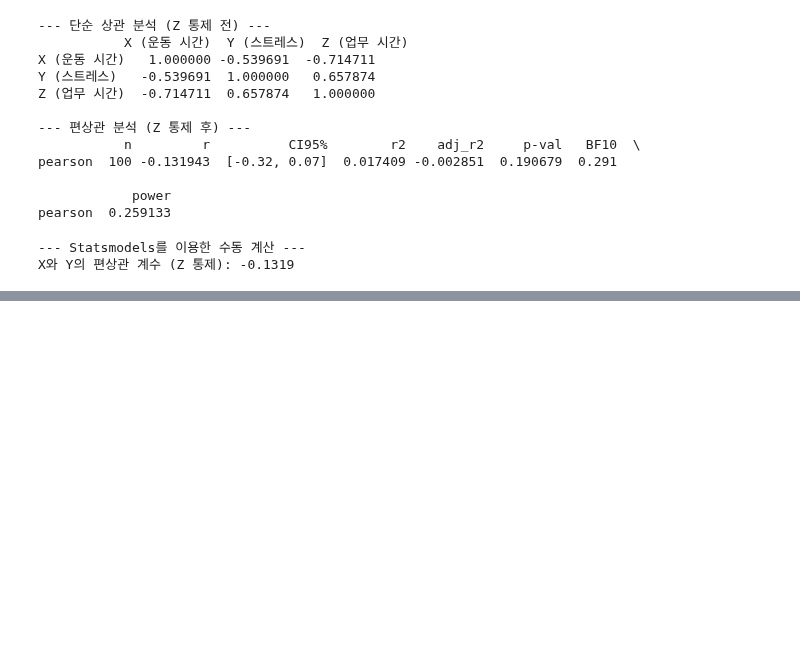
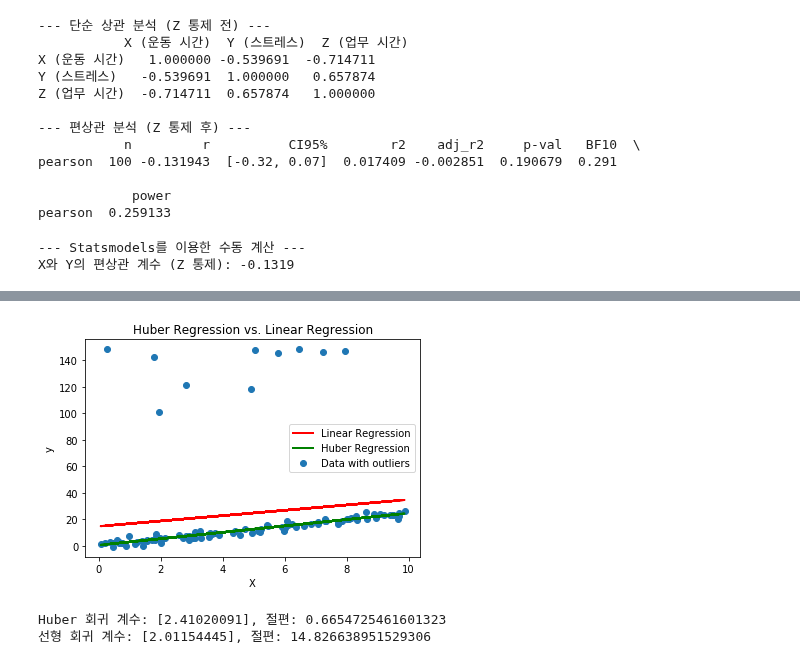
Before and after one commit to kangspa/ADP-study, a Jupyter notebook: PracticeTest/practice.ipynb, the cells around one changed output, grey strips where cells are left out. Saved outputs shown, nothing was run; the diff lists cells and outputs as text; code cells hidden in the pictures; blank space fills up the shorter version.

```diff
--- a/PracticeTest/practice.ipynb
+++ b/PracticeTest/practice.ipynb
@@ -312,0 +553,44 @@ X와 Y의 편상관 계수 (Z 통제): -0.1319
+# %%
+import numpy as np
+import pandas as pd
+from sklearn.linear_model import HuberRegressor, LinearRegression
+from sklearn.model_selection import train_test_split
+import matplotlib.pyplot as plt
+
+# 1. 데이터 생성 (이상치 포함)
+np.random.seed(42)
+X = np.random.rand(100, 1) * 10
+y = 2.5 * X.ravel() + np.random.randn(100) * 2
+
+# 이상치 추가
+X[90:] = np.random.rand(10, 1) * 10
+y[90:] = np.random.rand(10) * 50 + 100
+
+# 2. 모델 학습
+# HuberRegressor 하이퍼파라미터
+# epsilon: L1과 L2 손실을 전환하는 임계값. 이상치로 판단할 기준을 정합니다. (기본값=1.35)
+#   - 데이터의 스케일에 따라 조정이 필요할 수 있습니다.
+# alpha: 규제 강도. 모델의 복잡도를 제어합니다. (기본값=0.0001)
+huber = HuberRegressor(epsilon=1.35)
+huber.fit(X, y)
+
+# 비교를 위한 일반 선형 회귀
+lr = LinearRegression()
+lr.fit(X, y)
+
+# 3. 결과 시각화
+plt.scatter(X, y, label='Data with outliers')
+plt.plot(X, lr.predict(X), color='red', linewidth=2, label='Linear Regression')
+plt.plot(X, huber.predict(X), color='green', linewidth=2, label='Huber Regression')
+plt.title('Huber Regression vs. Linear Regression')
+plt.xlabel('X')
+plt.ylabel('y')
+plt.legend()
+plt.show()
+
+print(f"Huber 회귀 계수: {huber.coef_}, 절편: {huber.intercept_}")
+print(f"선형 회귀 계수: {lr.coef_}, 절편: {lr.intercept_}")
+# %% [output]
+[figure, added]
+Huber 회귀 계수: [2.41020091], 절편: 0.6654725461601323
+선형 회귀 계수: [2.01154445], 절편: 14.826638951529306
```
Also changed, not shown: parts of 11 cells of this notebook, 14 other files.
